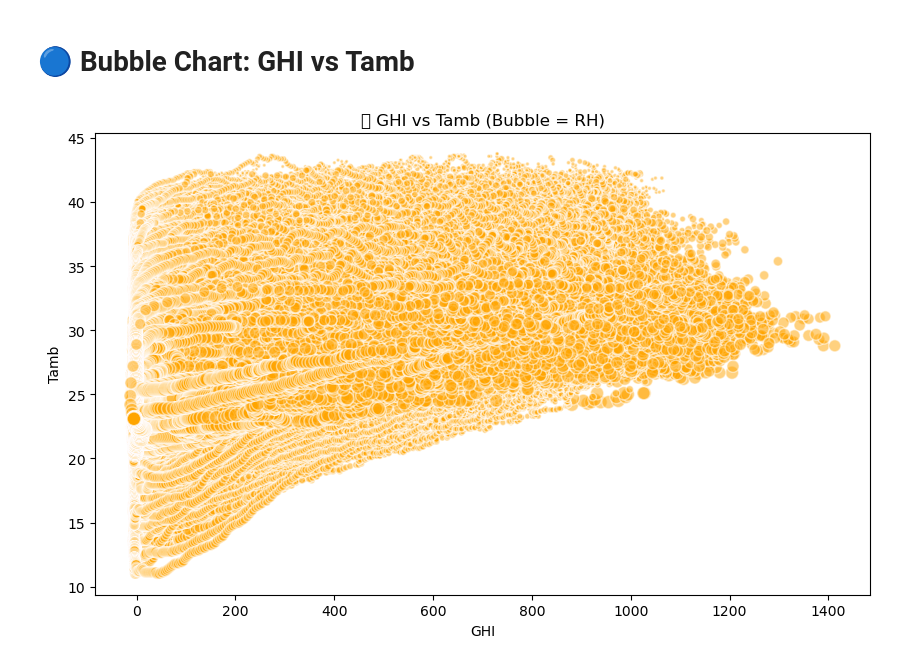
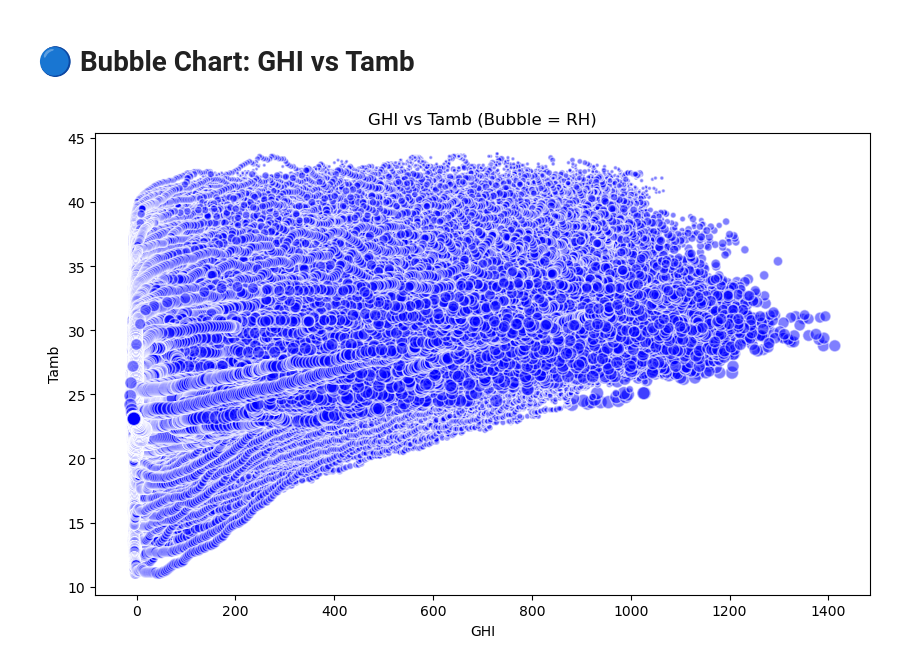
Before and after one commit to EstiphanosH/solar-challenge-week1, a Jupyter notebook: notebooks/benin_eda.ipynb, the cells around one changed output. Cells and saved outputs as stored; diff of their text form; code cells hidden in the pictures.

```diff
--- a/notebooks/benin_eda.ipynb
+++ b/notebooks/benin_eda.ipynb
@@ -157,10 +157,10 @@ plt.show()
 # %%
 
 plt.figure(figsize=(10, 6))
-plt.scatter(benin_df['GHI'], benin_df['Tamb'], s=benin_df['RH'], alpha=0.5, c='orange', edgecolors='w')
+plt.scatter(benin_df['GHI'], benin_df['Tamb'], s=benin_df['RH'], alpha=0.5, c='blue', edgecolors='w')
 plt.xlabel('GHI')
 plt.ylabel('Tamb')
-plt.title('🔵 GHI vs Tamb (Bubble = RH)')
+plt.title('GHI vs Tamb (Bubble = RH)')
 plt.show()
 # %% [output]
-[figure, old version]
+[figure, new version]
```
Also changed, not shown: parts of 8 cells of this notebook, 3 other files.
